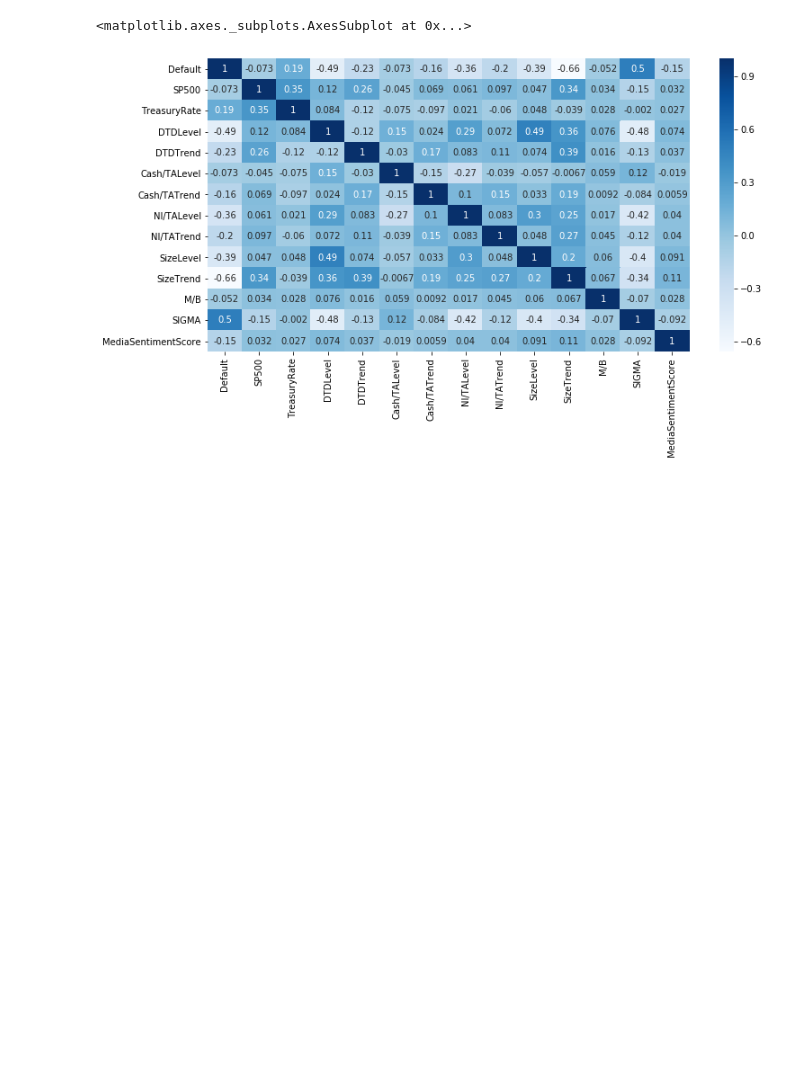
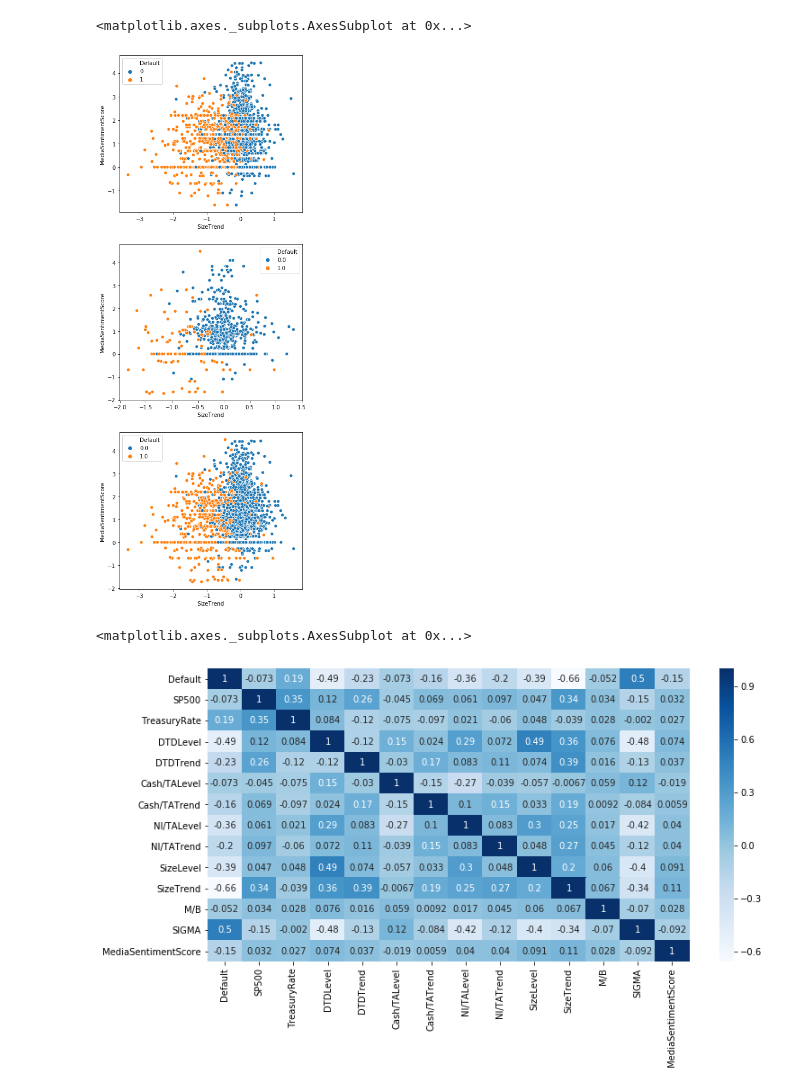
Before and after one commit to handsomegod100/work, a Jupyter notebook: 企業違約EDA.ipynb, the cells around one changed output. Saved outputs shown, nothing was run; the diff lists cells and outputs as text; code cells hidden in the pictures; blank space fills up the shorter version.

```diff
--- a/企業違約EDA.ipynb
+++ b/企業違約EDA.ipynb
@@ -43 +60,12 @@ sns.scatterplot("SizeTrend", "MediaSentimentScore","Default",data=data) #公司
+# %%
+plt.figure(figsize=(6,18))
+plt.subplot(311)
+sns.scatterplot("SizeTrend", "MediaSentimentScore","Default",data=train) #公司成長趨勢與媒體情感指標
+plt.subplot(312)
+sns.scatterplot("SizeTrend", "MediaSentimentScore","Default",data=test)
+plt.subplot(313)
+sns.scatterplot("SizeTrend", "MediaSentimentScore","Default",data=comp)
+# %% [output]
+<matplotlib.axes._subplots.AxesSubplot at 0x...>
+[figure, added]
 # %%
```
Also changed, not shown: parts of 9 cells of this notebook.
